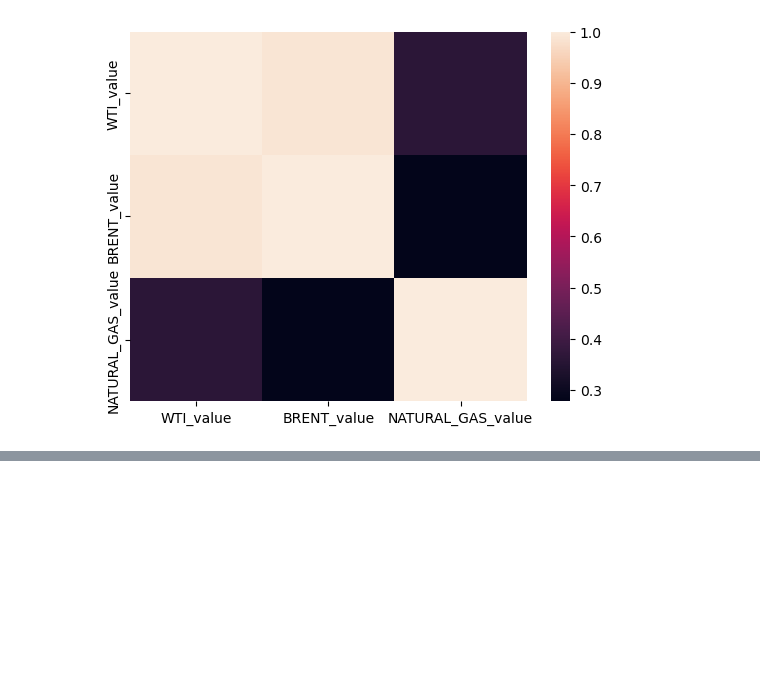
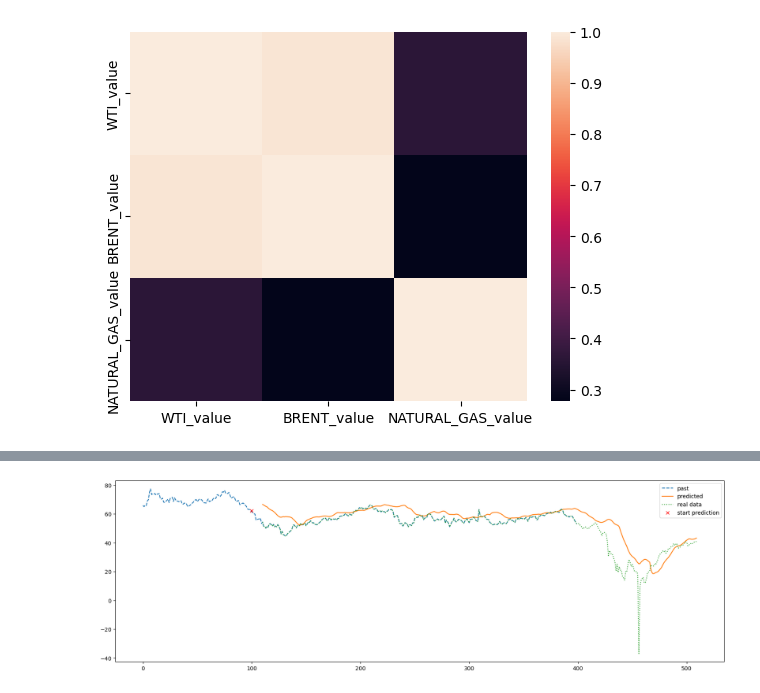
Before and after one commit to csautter/oil-price-prediction-lab, a Jupyter notebook: data_sources/alphavantage/WTI-Price-Multiple-Features-Prediction.ipynb, the cells around one changed output, grey strips where cells are left out. Drawn from its saved outputs; the diff is of its cells as text; code cells hidden in the pictures; blank space fills up the shorter version.

```diff
--- a/data_sources/alphavantage/WTI-Price-Multiple-Features-Prediction.ipynb
+++ b/data_sources/alphavantage/WTI-Price-Multiple-Features-Prediction.ipynb
@@ -217,0 +337,2 @@ for x, y in dataset_test.take(1):
+# %%
+predicted_dataset_test = model.predict(dataset_test)
@@ -217,0 +341,9 @@ for x, y in dataset_test.take(1):
+# %%
+plot(
+    normalizer_wti.inverse_transform_numpy_array(x_test_data[:,0]),
+    normalizer_wti.inverse_transform_numpy_array(predicted_dataset_test[:,0]),
+    normalizer_wti.inverse_transform_numpy_array(x_test_targets),
+    limit_right=400
+)
+# %% [output]
+[figure, added]
```
Also changed, not shown: parts of 33 cells of this notebook, 3 other files.
